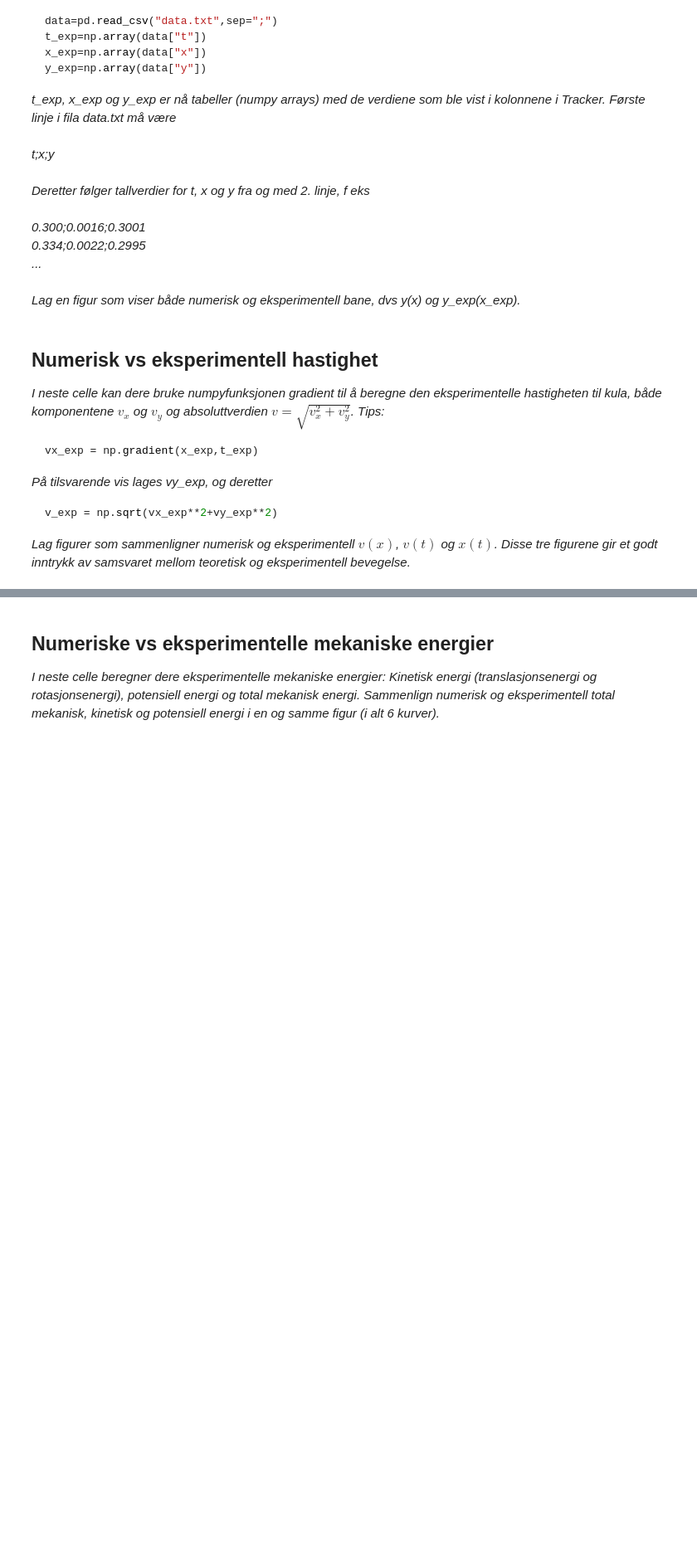
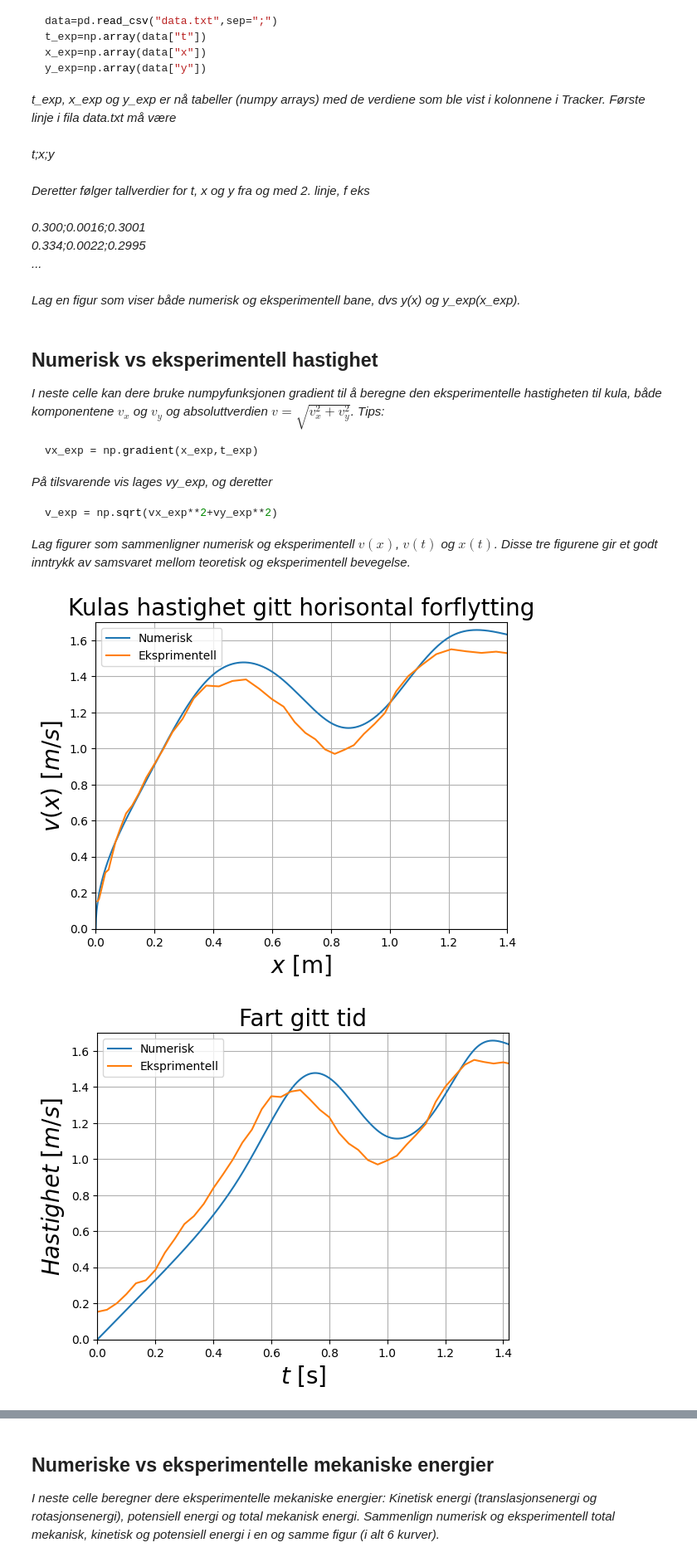
Before and after one commit to okhel/fyslab, a Jupyter notebook: mal_V24.ipynb, the cells around one changed output, grey strips where cells are left out. Shown: that part at 83% size. Cells and saved outputs as stored; diff of their text form; code cells hidden in the pictures; blank space fills up the shorter version.

Commit message:
v(t), x(t) og v(x) numerisk vs eksmprimentell

```diff
--- a/mal_V24.ipynb
+++ b/mal_V24.ipynb
@@ -294,5 +358,44 @@ v_exp = np.sqrt(vx_exp**2+vy_exp**2)
 *Lag figurer som sammenligner numerisk og eksperimentell $v(x)$, $v(t)$ og $x(t)$. Disse tre figurene gir et godt inntrykk av samsvaret mellom teoretisk og eksperimentell bevegelse.*
 # %%
 #Beregning av eksperimentell v_x, v_y og v
+vx_eks = np.gradient(x_eks, t_eks)
+vy_eks = np.gradient(y_eks, t_eks)
+v_eks = np.sqrt(vx_eks**2+vy_eks**2)
 
 #Figurer som sammenligner numerisk og eksperimentell v(x), v(t) og x(t)
+plt.plot(x, v, label="Numerisk")
+plt.plot(x_eks, v_eks, label="Eksprimentell")
+plt.title('Kulas hastighet gitt horisontal forflytting',fontsize=20)
+plt.xlabel('$x$ [m]',fontsize=20)
+plt.ylabel('$v(x)$ [$m/s$]',fontsize=20)
+plt.ylim(0, 1.700)
+plt.xlim(0,1.400)
+plt.legend()
+plt.grid()
+plt.show()
+
+
+plt.plot(t, v, label="Numerisk")
+plt.plot(t_eks, v_eks, label="Eksprimentell")
+plt.title('Fart gitt tid',fontsize=20)
+plt.xlabel('$t$ [s]',fontsize=20)
+plt.ylabel('$Hastighet$ [$m/s$]',fontsize=20)
+plt.ylim(0, 1.700)
+plt.xlim(0, 1.42)
+plt.legend()
+plt.grid()
+plt.show()
+
+plt.plot(t, x, label="Numerisk")
+plt.plot(t_eks, x_eks, label="Eksprimentell")
+plt.title('x-posisjon gitt tid',fontsize=20)
+plt.xlabel('$t$ [s]',fontsize=20)
+plt.ylabel('$Posisjon$ [$m$]',fontsize=20)
+plt.ylim(0, 1.700)
+plt.xlim(0, 1.42)
+plt.legend()
+plt.grid()
+plt.show()
+# %% [output]
+[figure, added]
+[figure, added]
```
Also changed, not shown: parts of 2 cells of this notebook.
